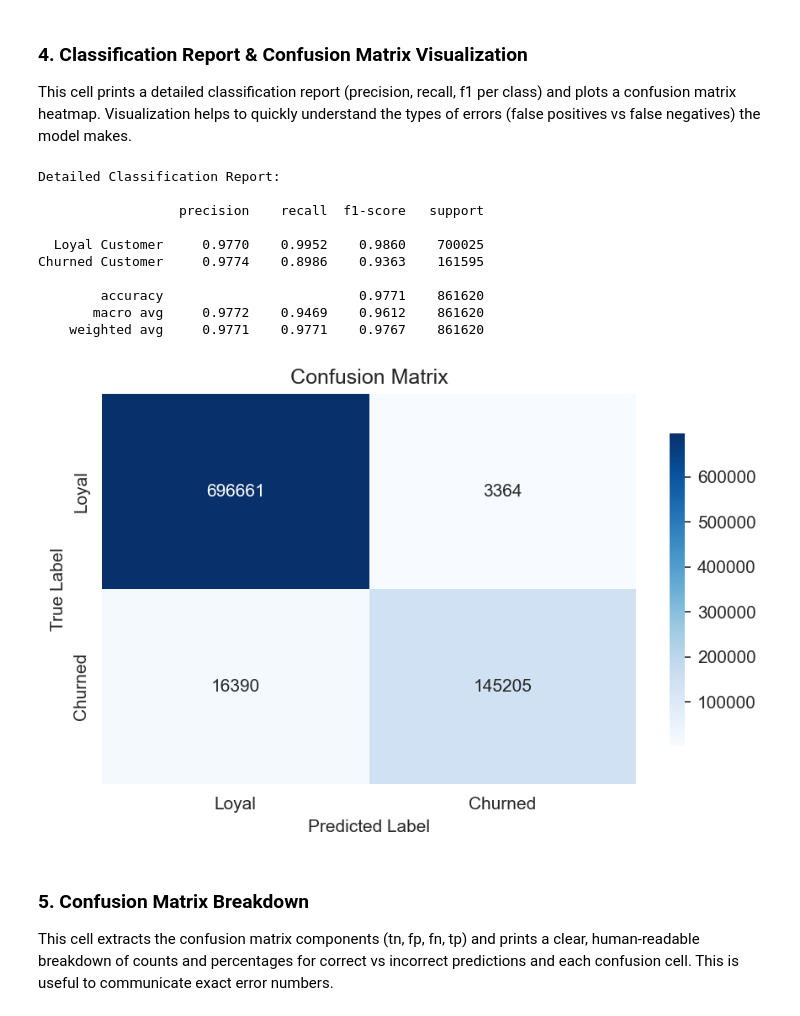
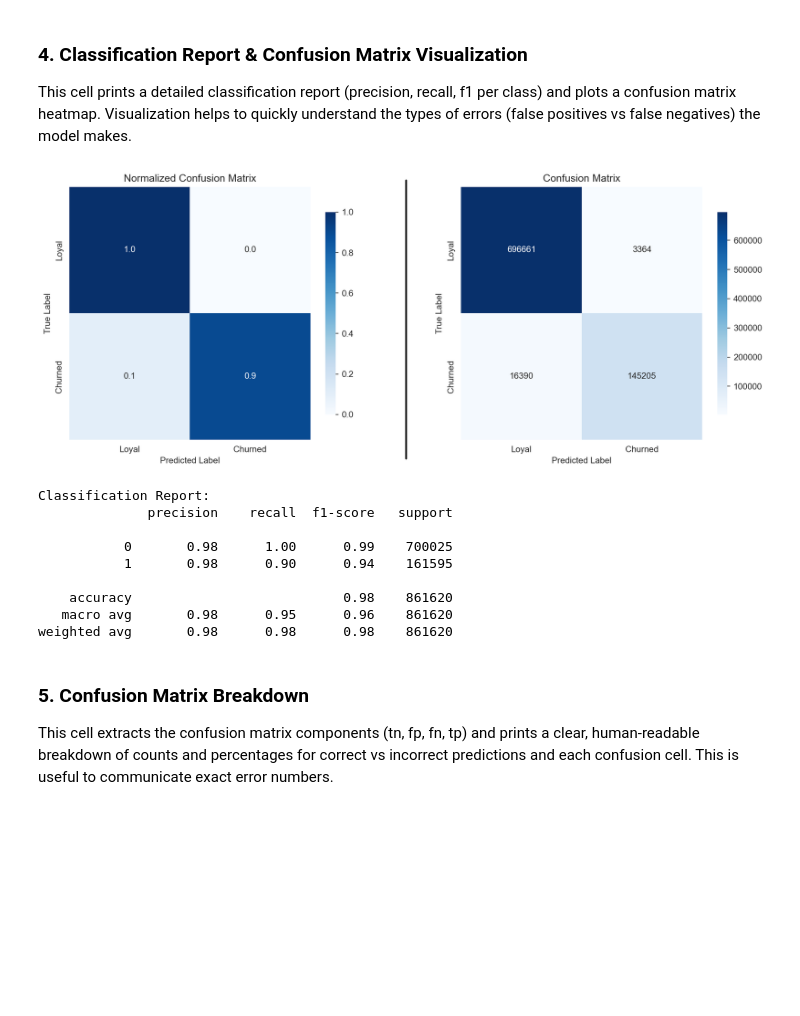
Before and after one commit to BraveVahid/telecom-customer-churn-prediction, a Jupyter notebook: notebooks/model_evaluation_report.ipynb, the cells around one changed output. Cells and saved outputs as stored; diff of their text form; code cells hidden in the pictures; blank space fills up the shorter version.

Commit message:
Update model_evaluation_reports.ipynb notebook

```diff
--- a/notebooks/model_evaluation_report.ipynb
+++ b/notebooks/model_evaluation_report.ipynb
@@ -70,29 +73,65 @@ F1-Score : 0.9363 (93.63%)
 
 This cell prints a detailed classification report (precision, recall, f1 per class) and plots a confusion matrix heatmap. Visualization helps to quickly understand the types of errors (false positives vs false negatives) the model makes.
 # %%
-print("\nDetailed Classification Report:\n")
-print(classification_report(y_test, y_pred, target_names=["Loyal Customer", "Churned Customer"], digits=4))
+cm = confusion_matrix(y_test, y_pred)
+cm_normalized = cm.astype("float") / cm.sum(axis=1)[:, np.newaxis]
+cm_normalized = np.round(cm_normalized, 2)
 
-cm = confusion_matrix(y_test, y_pred)
-plt.figure(figsize=(6, 4))
-sns.heatmap(cm, annot=True, fmt="d", cmap="Blues", xticklabels=["Loyal", "Churned"], yticklabels=["Loyal", "Churned"], cbar_kws={"shrink": 0.8})
+plt.figure(figsize=(12, 5))
+
+plt.subplot(1, 2, 1)
+sns.heatmap(
+    cm_normalized,
+    annot=True,
+    fmt=".1f",
+    cmap="Blues",
+    xticklabels=["Loyal", "Churned"],
+    yticklabels=["Loyal", "Churned"],
+    cbar_kws={"shrink": 0.8}
+)
+plt.title("Normalized Confusion Matrix")
+plt.xlabel("Predicted Label")
+plt.ylabel("True Label")
+
+plt.subplot(1, 2, 2)
+sns.heatmap(
+    cm,
+    annot=True,
+    fmt="d",
+    cmap="Blues",
+    xticklabels=["Loyal", "Churned"],
+    yticklabels=["Loyal", "Churned"],
+    cbar_kws={"shrink": 0.8}
+)
 plt.title("Confusion Matrix")
 plt.xlabel("Predicted Label")
 plt.ylabel("True Label")
+
+plt.gcf().add_artist(
+    plt.Line2D(
+        [0.5, 0.5],
+        [0.05, 0.95],
+        color="black",
+        linewidth=2
+    )
+)
+
 plt.tight_layout()
+plt.subplots_adjust(wspace=0.3)
 plt.show()
+
+print(f"Classification Report: \n{classification_report(y_test, y_pred)}")
 # %% [output]
+[figure, new version]
-Detailed Classification Report:
+Classification Report:
+              precision    recall  f1-score   support
 
-                  precision    recall  f1-score   support
+           0       0.98      1.00      0.99    700025
+           1       0.98      0.90      0.94    161595
 
-  Loyal Customer     0.9770    0.9952    0.9860    700025
-Churned Customer     0.9774    0.8986    0.9363    161595
-
-        accuracy                         0.9771    861620
-       macro avg     0.9772    0.9469    0.9612    861620
-    weighted avg     0.9771    0.9771    0.9767    861620
+    accuracy                           0.98    861620
+   macro avg       0.98      0.95      0.96    861620
+weighted avg       0.98      0.98      0.98    861620
-[figure, old version]
 # %% [markdown]
 ### 5. Confusion Matrix Breakdown
 
```
Also changed, not shown: parts of 10 cells of this notebook.
